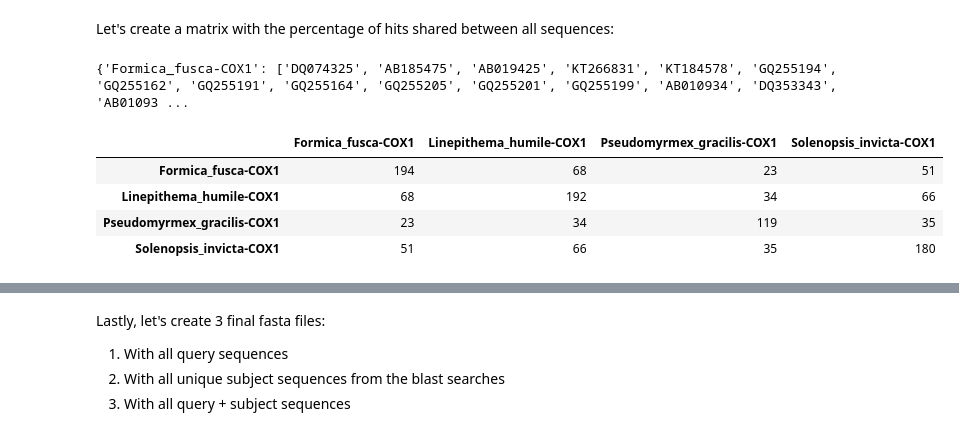
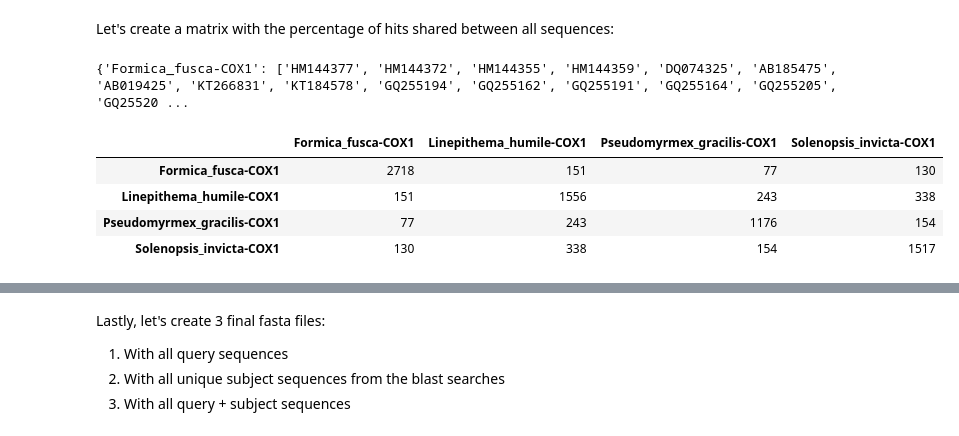
Before and after one commit to gavieira/genbank_phylogeny, a Jupyter notebook: gb_phylogeny.ipynb, the cells around one changed output, grey strips where cells are left out. Saved outputs shown, nothing was run; the diff lists cells and outputs as text; code cells hidden in the pictures.

Commit message:
Manual blast result parsing instead of using scikitbio. Final results generated

```diff
--- a/gb_phylogeny.ipynb
+++ b/gb_phylogeny.ipynb
@@ -85,9 +91,8 @@ Running blast search for ./coi_seqs/Solenopsis_invicta_coi.fa...
 Saving the blast results into dataframes:
 # %%
 def create_dataframe(blast_result):
-    with open(blast_result) as blast7:
-        df = skbio.io.read(blast7, format='blast+7', into=pd.DataFrame)
-        return df
+    return pd.read_csv(blast_result, sep='\t',
+               names=['qseqid', 'staxids', 'sscinames', 'sacc', 'sseq'])
 
 def extract_columns_dataframe(df):
     df = df[['qseqid', 'staxids', 'sscinames', 'sacc', 'sseq']]
@@ -173,7 +165,7 @@ blast_dict = {k: f.tolist()
 
 print(blast_dict)
 # %% [output]
-{'Formica_fusca-COX1': ['DQ074325', 'AB185475', 'AB019425', 'KT266831', 'KT184578', 'GQ255194', 'GQ255162', 'GQ255191', 'GQ255164', 'GQ255205', 'GQ255201', 'GQ255199', 'AB010934', 'DQ353343', 'AB01093 ...
+{'Formica_fusca-COX1': ['HM144377', 'HM144372', 'HM144355', 'HM144359', 'DQ074325', 'AB185475', 'AB019425', 'KT266831', 'KT184578', 'GQ255194', 'GQ255162', 'GQ255191', 'GQ255164', 'GQ255205', 'GQ25520 ...
 # %%
 #Calculating the number of subject accessions shared between two species
 
@@ -225,10 +217,11 @@ def matrix_percent_matches(blast_dict):
 # %%
 # Printing dataframes (matrices)
 
+matrix_absolute_matches(blast_dict).to_excel("./final_results/matrix_absolute.xlsx")
 matrix_absolute_matches(blast_dict)
 # %% [output]
 |  | Formica_fusca-COX1 | Linepithema_humile-COX1 | Pseudomyrmex_gracilis-COX1 | Solenopsis_invicta-COX1 |
-| Formica_fusca-COX1 | 194 | 68 | 23 | 51 |
-| Linepithema_humile-COX1 | 68 | 192 | 34 | 66 |
-| Pseudomyrmex_gracilis-COX1 | 23 | 34 | 119 | 35 |
-| Solenopsis_invicta-COX1 | 51 | 66 | 35 | 180 |
+| Formica_fusca-COX1 | 2718 | 151 | 77 | 130 |
+| Linepithema_humile-COX1 | 151 | 1556 | 243 | 338 |
+| Pseudomyrmex_gracilis-COX1 | 77 | 243 | 1176 | 154 |
+| Solenopsis_invicta-COX1 | 130 | 338 | 154 | 1517 |
```
Also changed, not shown: parts of 16 cells of this notebook, 15 other files.
